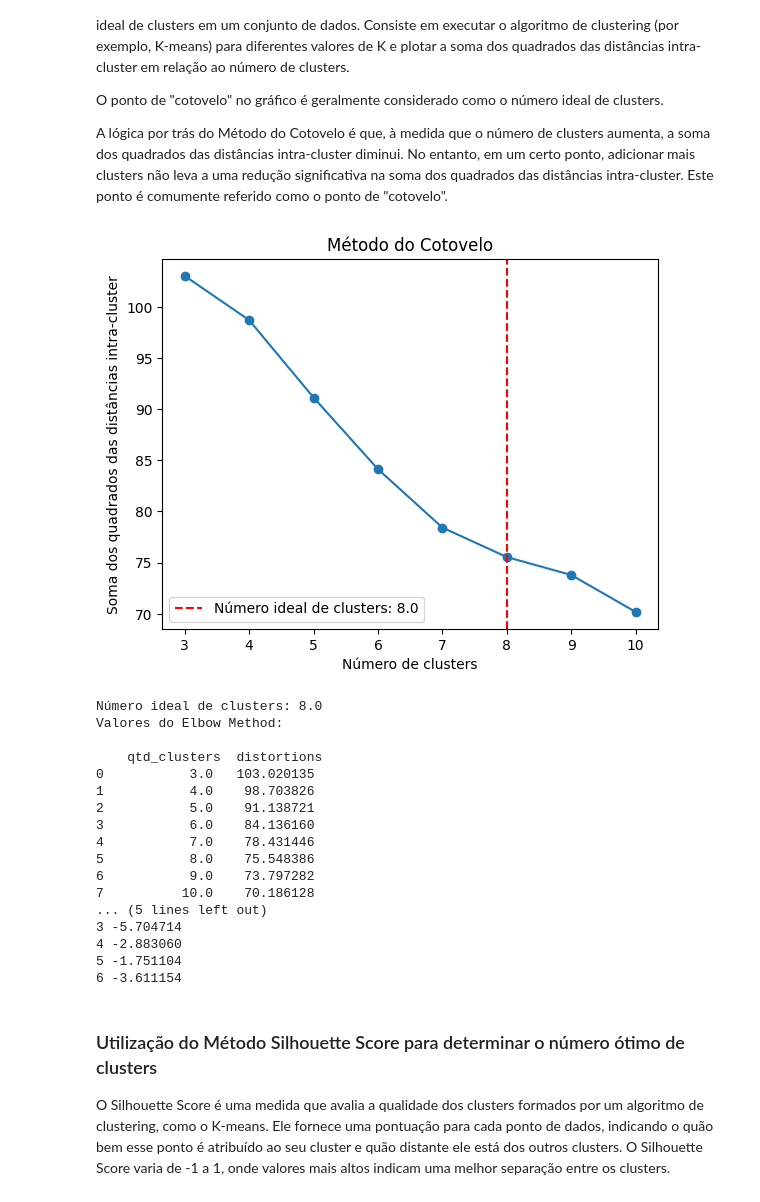
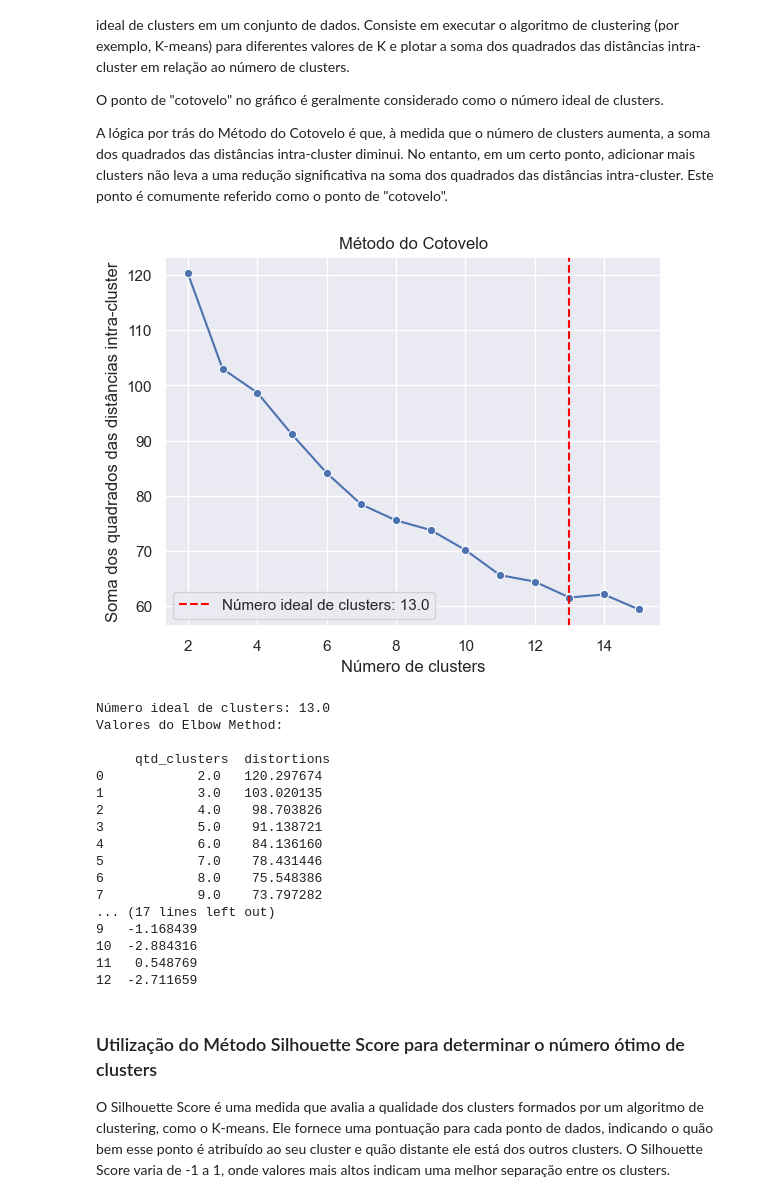
Before and after one commit to DanielCirino/ppginf-smart-k-means, a Jupyter notebook: notebooks/metodos_avaliacao_k_otimo.ipynb, the cells around one changed output. Drawn from its saved outputs; the diff is of its cells as text; code cells hidden in the pictures.

```diff
--- a/notebooks/metodos_avaliacao_k_otimo.ipynb
+++ b/notebooks/metodos_avaliacao_k_otimo.ipynb
@@ -19,7 +20,12 @@ from IPython.display import display,HTML
 # %% [markdown]
 ### Detalhes do Dataset utilizado
 # %%
+#configurar tema dos gráficos
+sns.set_theme()
 # abrir dataset com os indicadores
+MIN_CLUSTERS=2
+MAX_CLUSTERS=15
+
 PATH_TO_DATASET="../dataset/dados_k_means_3.csv"
 dfArquivo=pd.read_csv(PATH_TO_DATASET,sep=";")
 dfArquivo.describe()
@@ -55,7 +61,7 @@ Em resumo, ao analisar o gráfico Gap Statistic vs. K, você procura um ponto on
 # %%
 # Determinar a quantidade ótima de clusters usando GAP Statitisc
 
-def gapStatisticMethod(data, nrefs=3,min_clusters=3, max_clusters=10):
+def gap_statistic_method(data, nrefs=3,min_clusters=2, max_clusters=15):
     """
     Calcular a quantidade ótima de clusters utilizando o método Gap Statistic
     Params:
@@ -107,13 +113,16 @@ def gapStatisticMethod(data, nrefs=3,min_clusters=3, max_clusters=10):
 dados=dfArquivo.drop(["Census tract"],axis=1)
 
 # Executar o GAP Statistic para determinar o número ótimo de clusters
-melhor_k,indice_maior_gap, resultsDf = gapStatisticMethod(dados.values,max_clusters=10)
+melhor_k,indice_maior_gap, resultsDf = gap_statistic_method(dados.values,
+                                                          min_clusters=MIN_CLUSTERS,
+                                                          max_clusters=MAX_CLUSTERS)
 
 # Plotagem dos resultados
-plt.plot(resultsDf["qtd_clusters"], resultsDf["gap"], marker='o')
+sns.lineplot(x=resultsDf["qtd_clusters"], y=resultsDf["gap"], marker='o')
+
 plt.xlabel('Número de clusters')
 plt.ylabel('Gap Statistic')
-plt.title('Gap Statistic para K-means')
+plt.title('Avaliação de Clusters com Gap Statistic')
 plt.axvline(x=melhor_k, color='red', linestyle='--', label=f'Número ideal de clusters: {melhor_k}')
 plt.legend()
 plt.show()
@@ -145,7 +160,7 @@ O ponto de "cotovelo" no gráfico é geralmente considerado como o número ideal
 A lógica por trás do Método do Cotovelo é que, à medida que o número de clusters aumenta, a soma dos quadrados das distâncias intra-cluster diminui. No entanto, em um certo ponto, adicionar mais clusters não leva a uma redução significativa na soma dos quadrados das distâncias intra-cluster. Este ponto é comumente referido como o ponto de "cotovelo".
 # %%
 # Determinar a quantidade ótima de clusters usando o Método de Cotovelo (Elbow Method)
-def elbowMethod(data, min_clusters=2, max_clusters=10):
+def elbow_method(data, min_clusters=2, max_clusters=10):
     """
     Implementação do método de cotovelo para encontrar o número ideal de clusters.
 
@@ -177,42 +192,44 @@ def elbowMethod(data, min_clusters=2, max_clusters=10):
 # %%
 ### Definir o conjunto de dados para avaliação do método de cotovelo
 # Excluir coluna do identificador censitário
 dados=dfArquivo.drop(["Census tract"],axis=1)
-max_clusters=10
 
 # Executar método de cotovelo para determinar o número ótimo de clusters
-melhor_k,elbow_index, resultsDf,differences = elbowMethod(dados,min_clusters=3,max_clusters=max_clusters)
+melhor_k,elbow_index, resultsDf,differences = elbow_method(dados,
+                                                          min_clusters=MIN_CLUSTERS,
+                                                          max_clusters=MAX_CLUSTERS)
 
-plt.plot(resultsDf["qtd_clusters"], resultsDf["distortions"], marker='o')
+sns.lineplot(x=resultsDf["qtd_clusters"], y=resultsDf["distortions"], marker='o')
+
 plt.xlabel('Número de clusters')
 plt.ylabel('Soma dos quadrados das distâncias intra-cluster')
 plt.title('Método do Cotovelo')
 plt.axvline(x=melhor_k, color='red', linestyle='--', label=f'Número ideal de clusters: {melhor_k}')  # Adiciona uma linha vertical
 plt.legend()
 plt.show()
 
 # Imprime o número ideal de clusters e os valores do Gap Statistic
 print("Número ideal de clusters:", melhor_k)
 print("Valores do Elbow Method:\n\n", resultsDf,"\nDiferenças: \n",pd.DataFrame(differences))
 # %% [output]
-[figure, old version]
+[figure, new version]
-Número ideal de clusters: 8.0
+Número ideal de clusters: 13.0
 Valores do Elbow Method:
 
-    qtd_clusters  distortions
-0           3.0   103.020135
-1           4.0    98.703826
-2           5.0    91.138721
-3           6.0    84.136160
-4           7.0    78.431446
-5           8.0    75.548386
-6           9.0    73.797282
-7          10.0    70.186128
-... (5 lines left out)
-3 -5.704714
-4 -2.883060
-5 -1.751104
-6 -3.611154
+     qtd_clusters  distortions
+0            2.0   120.297674
+1            3.0   103.020135
+2            4.0    98.703826
+3            5.0    91.138721
+4            6.0    84.136160
+5            7.0    78.431446
+6            8.0    75.548386
+7            9.0    73.797282
+... (17 lines left out)
+9   -1.168439
+10  -2.884316
+11   0.548769
+12  -2.711659
 # %% [markdown]
 ### Utilização do Método Silhouette Score para determinar o número ótimo de clusters
 
```
Also changed, not shown: parts of 12 cells of this notebook, 1 other file.
